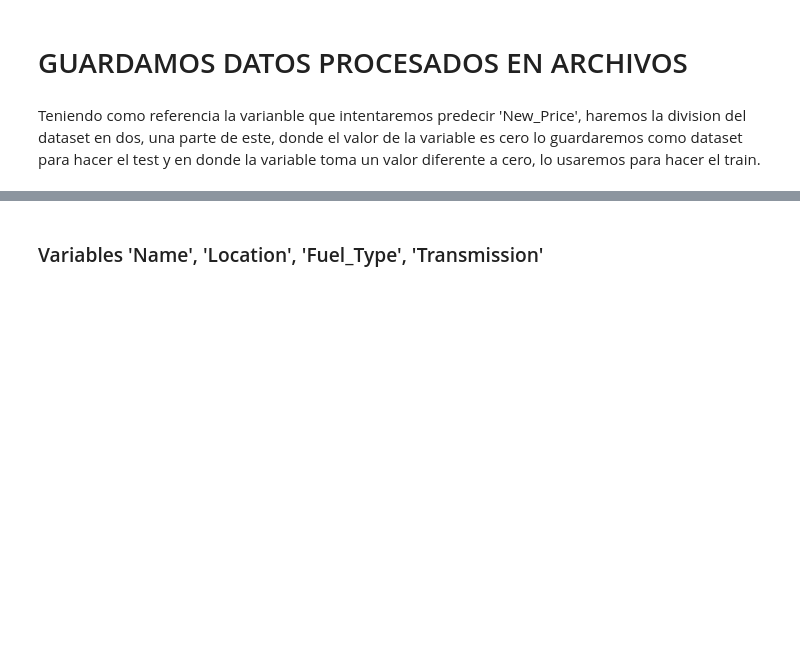
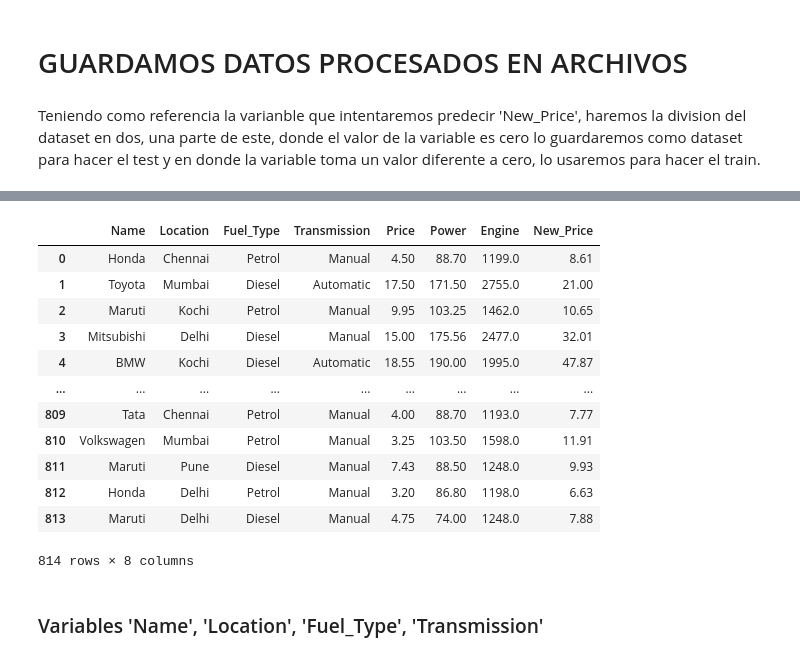
Before and after one commit to LMXCC79/Proyecto-ML-TheBridge, a Jupyter notebook: src/notebooks/limpieza.ipynb, the cells around one changed output, grey strips where cells are left out. Cells and saved outputs as stored; diff of their text form; code cells hidden in the pictures; blank space fills up the shorter version.

```diff
--- a/src/notebooks/limpieza.ipynb
+++ b/src/notebooks/limpieza.ipynb
@@ -395,3 +423,19 @@ df_train
+# %%
+df_variables_importantes
+# %% [output]
+|  | Name | Location | Fuel_Type | Transmission | Price | Power | Engine | New_Price |
+| 0 | Honda | Chennai | Petrol | Manual | 4.50 | 88.70 | 1199.0 | 8.61 |
+| 1 | Toyota | Mumbai | Diesel | Automatic | 17.50 | 171.50 | 2755.0 | 21.00 |
+| 2 | Maruti | Kochi | Petrol | Manual | 9.95 | 103.25 | 1462.0 | 10.65 |
+| 3 | Mitsubishi | Delhi | Diesel | Manual | 15.00 | 175.56 | 2477.0 | 32.01 |
+| 4 | BMW | Kochi | Diesel | Automatic | 18.55 | 190.00 | 1995.0 | 47.87 |
+| ... | ... | ... | ... | ... | ... | ... | ... | ... |
+| 809 | Tata | Chennai | Petrol | Manual | 4.00 | 88.70 | 1193.0 | 7.77 |
+| 810 | Volkswagen | Mumbai | Petrol | Manual | 3.25 | 103.50 | 1598.0 | 11.91 |
+| 811 | Maruti | Pune | Diesel | Manual | 7.43 | 88.50 | 1248.0 | 9.93 |
+| 812 | Honda | Delhi | Petrol | Manual | 3.20 | 86.80 | 1198.0 | 6.63 |
+| 813 | Maruti | Delhi | Diesel | Manual | 4.75 | 74.00 | 1248.0 | 7.88 |
+814 rows × 8 columns
 # %% [markdown]
 ### Variables 'Name', 'Location', 'Fuel_Type', 'Transmission'
 # %% [markdown]
```
Also changed, not shown: parts of 20 cells of this notebook, 3 other files.
